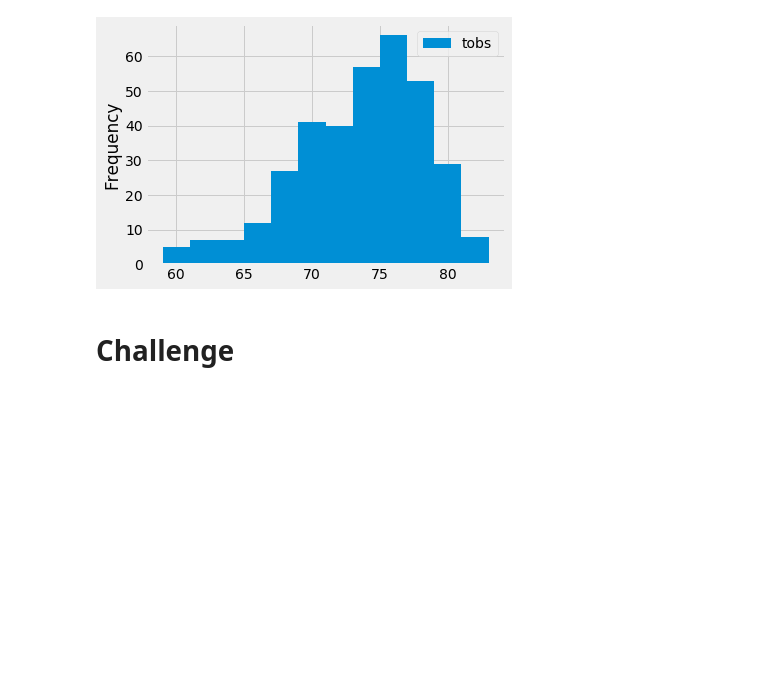
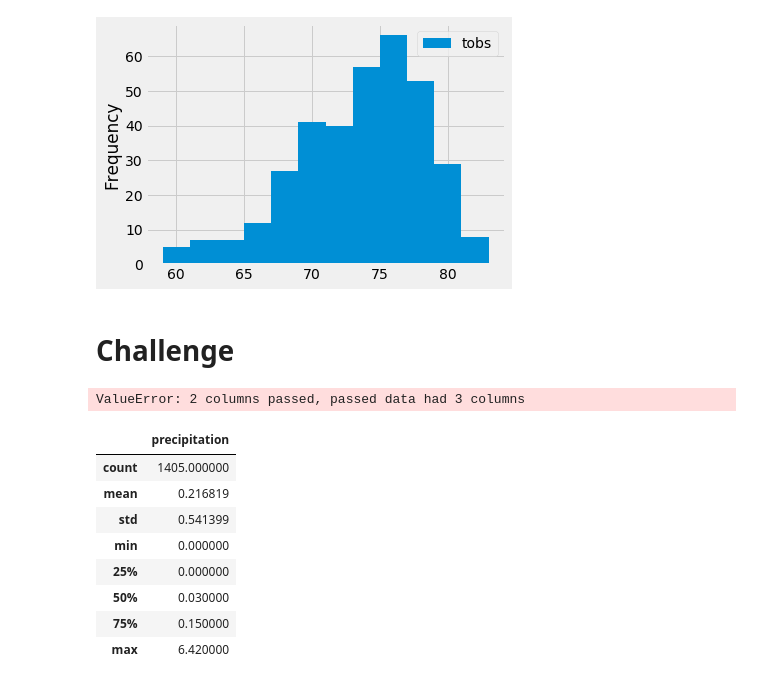
Before and after one commit to hackydunk/surfs_up, a Jupyter notebook: climate_analysis.ipynb, the cells around one changed output. Saved outputs shown, nothing was run; the diff lists cells and outputs as text; code cells hidden in the pictures; blank space fills up the shorter version.

```diff
--- a/climate_analysis.ipynb
+++ b/climate_analysis.ipynb
@@ -157,3 +157,45 @@ plt.tight_layout()
 # and return the minimum, average, and maximum temperatures for that range of dates
 # %% [markdown]
 # Challenge
+# %%
+from sqlalchemy import extract
+
+# June Analysis
+# Perform a query to retrieve the data and precipitation scores for
+june_results = []
+june_results = session.query(Measurement.date, Measurement.prcp, Measurement.tobs).filter(extract('month', Measurement.date) == 6).all()
+
+
+# Save the query results as a Pandas DataFrame and set the index to the date column
+june_df = pd.DataFrame(june_results, columns=['date','precipitation', 'temperature'])
+june_df.set_index(june_df['date'], inplace=True)
+
+# Sort the dataframe by date
+june_df = june_df.sort_index()
+# print(june_df.to_string(index=False))
+
+june_df.describe()
+# %% [output]
+ValueError: 2 columns passed, passed data had 3 columns
+# %%
+# December Analysis
+december_results = []
+december_results = session.query(Measurement.date, Measurement.prcp, Measurement.tobs).filter(extract('month', Measurement.date) == 12).all()
+
+december_df = pd.DataFrame(december_results, columns=['date','precipitation'])
+december_df.set_index(december_df['date'], inplace=True)
+
+december_df = december_df.sort_index()
+#print(december_df.to_string(index=False))
+
+december_df.describe()
+# %% [output]
+|  | precipitation |
+| count | 1405.000000 |
+| mean | 0.216819 |
+| std | 0.541399 |
+| min | 0.000000 |
+| 25% | 0.000000 |
+| 50% | 0.030000 |
+| 75% | 0.150000 |
+| max | 6.420000 |
```
Also changed, not shown: 2 other files.
